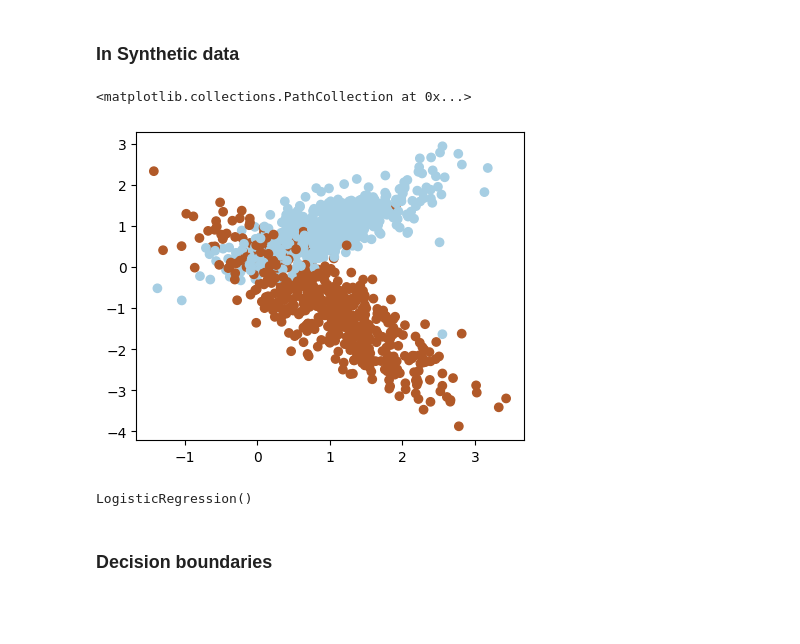
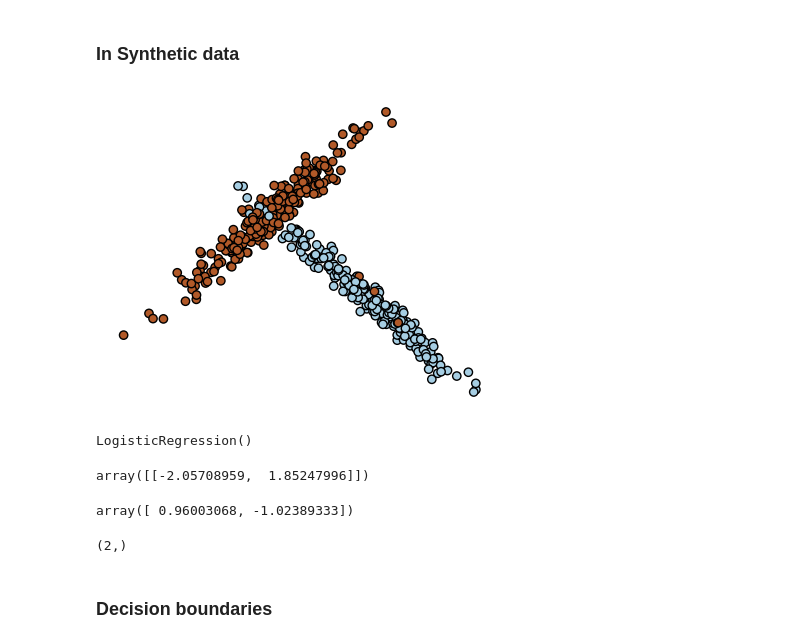
Before and after one commit to Theoryzerp/machine_learning, a Jupyter notebook: Sem_02/Logistic_Regression.ipynb, the cells around one changed output. Drawn from its saved outputs; the diff is of its cells as text; code cells hidden in the pictures; blank space fills up the shorter version.

```diff
--- a/Sem_02/Logistic_Regression.ipynb
+++ b/Sem_02/Logistic_Regression.ipynb
@@ -35,13 +35,13 @@ import matplotlib.pyplot as plt
 from sklearn.linear_model import LogisticRegression
 from sklearn.datasets import make_classification
 # %%
-X, y = make_classification(n_samples = 1000 , n_features = 2 , n_redundant = 0, n_informative = 2, n_clusters_per_class = 1, n_classes = 2, random_state = 1)
+X, y = make_classification(n_samples = 500 , n_features = 2 , n_redundant = 0, n_informative = 2, n_clusters_per_class = 1, n_classes = 2, random_state = 8)
 
 _, ax = plt.subplots(figsize=( 5 , 4 ))
-ax.scatter( X[:, 0] , X[:, 1] , c = y , cmap = 'Paired')
+ax.scatter( X[:, 0] , X[:, 1] , c = y , cmap = 'Paired', edgecolors="k")
+ax.set_axis_off()
 # %% [output]
-<matplotlib.collections.PathCollection at 0x...>
-[figure, old version]
+[figure, new version]
 # %%
 # Create an instance
 logistic_regression = LogisticRegression()
@@ -50,3 +50,11 @@ logistic_regression = LogisticRegression()
 logistic_regression.fit ( X , y ) #(# Samples, # Features)
 # %% [output]
 LogisticRegression()
+# %%
+logistic_regression.coef_
+# %% [output]
+array([[-2.05708959,  1.85247996]])
+# %%
+X[0,]
+# %% [output]
+array([ 0.96003068, -1.02389333])
@@ -53,3 +63,7 @@ LogisticRegression()
+# %%
+print(yn.shape)
+# %% [output]
+(2,)
 # %% [markdown]
 ### Decision boundaries
 # %%
```
Also changed, not shown: parts of 2 cells of this notebook.
